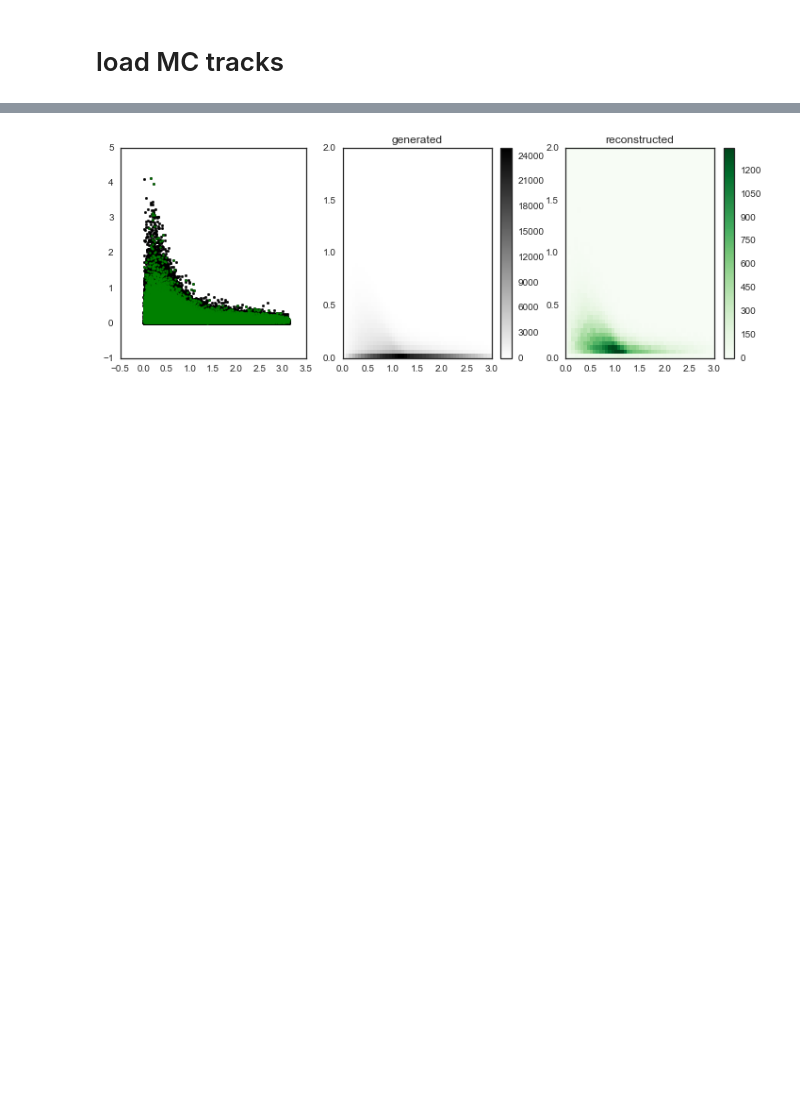
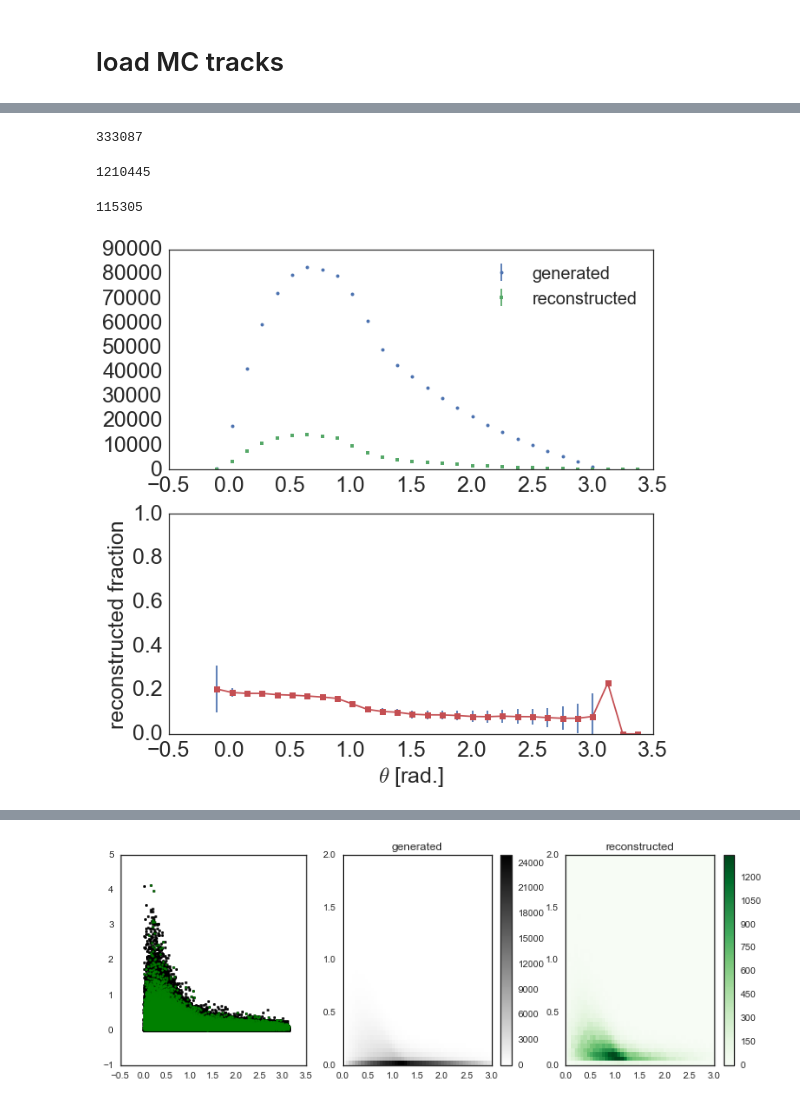
Before and after one commit to erezcoh4/AnalysisTreesInformation, a Jupyter notebook: AnaTreesPackage/notebooks/MC_BNB_anatrees_plots.ipynb, the cells around one changed output, grey strips where cells are left out. Drawn from its saved outputs; the diff is of its cells as text; code cells hidden in the pictures; blank space fills up the shorter version.

```diff
--- a/AnaTreesPackage/notebooks/MC_BNB_anatrees_plots.ipynb
+++ b/AnaTreesPackage/notebooks/MC_BNB_anatrees_plots.ipynb
@@ -23,0 +24,12 @@ len(MCBNB_gen_protons),len(MCBNB_rec_protons)
+# %%
+len(MCBNB_rec)
+# %% [output]
+333087
+# %%
+len(MCBNB_gen_protons)
+# %% [output]
+1210445
+# %%
+len(MCBNB_rec_protons)
+# %% [output]
+115305
@@ -97,0 +131,4 @@ def acceptace_2d( vx='theta' , vy='phi',
+# %%
+uB_acceptace_1d( var='theta', x_label='$\\theta$ [rad.]', bins=np.linspace(-0.1,3.5,30),legend_loc='upper right' );
+# %% [output]
+[figure, added]
```
Also changed, not shown: parts of 12 cells of this notebook, 1 other file.
